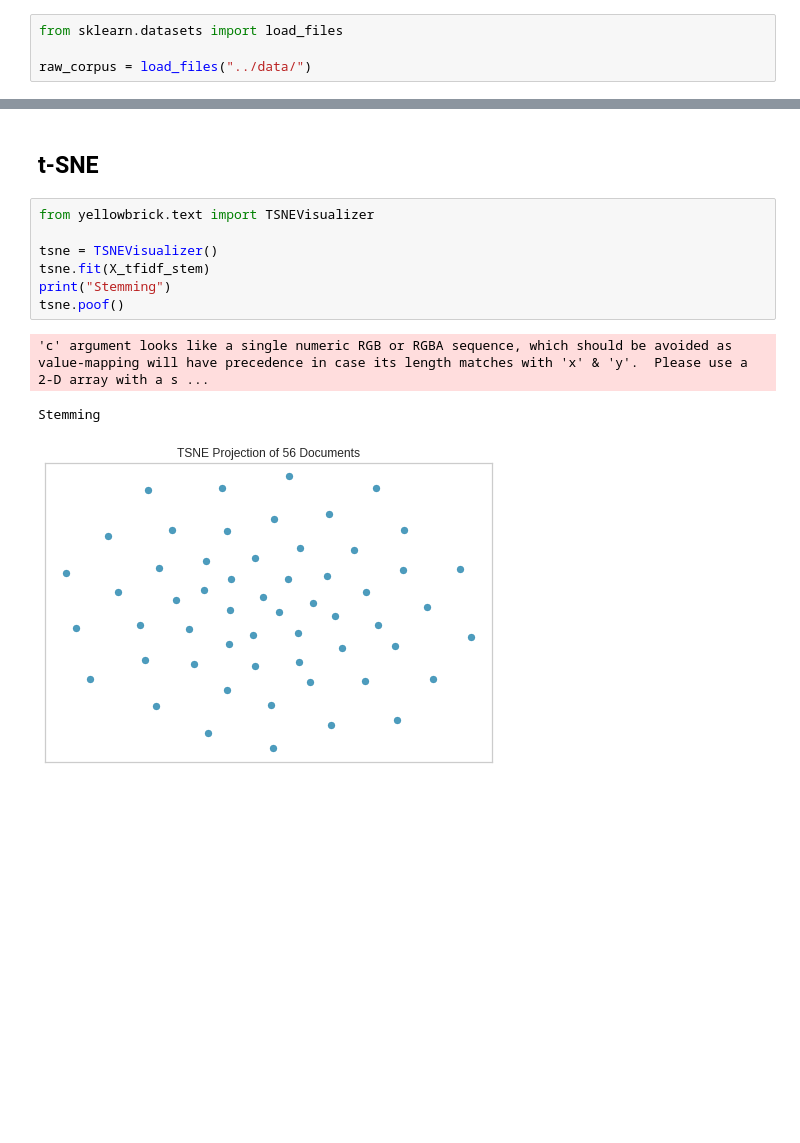
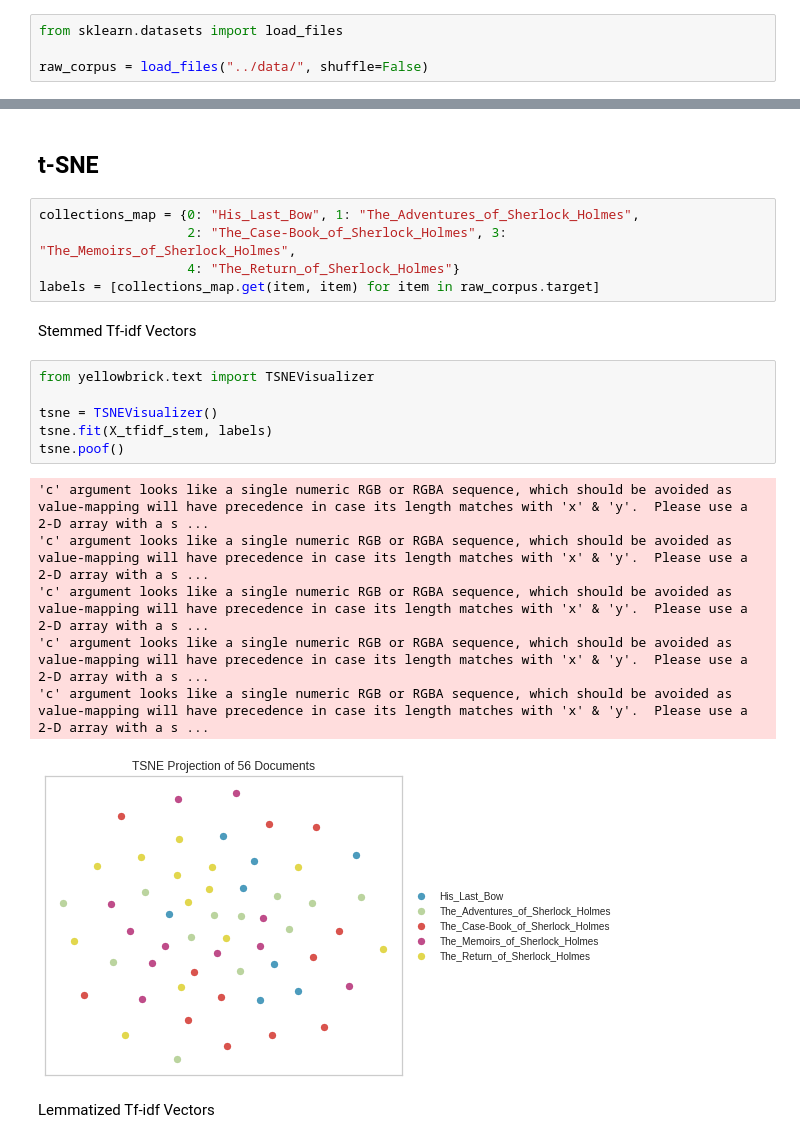
Before and after one commit to datadonK23/pyData-Projects, a Jupyter notebook: HolmesTopicModels/holmes-topic-models/notebook/1_Exploration.ipynb, the cells around one changed output, grey strips where cells are left out. Drawn from its saved outputs; the diff is of its cells as text; blank space fills up the shorter version.

Commit message:
Overwork plots

```diff
--- a/HolmesTopicModels/holmes-topic-models/notebook/1_Exploration.ipynb
+++ b/HolmesTopicModels/holmes-topic-models/notebook/1_Exploration.ipynb
@@ -11,7 +11,7 @@ import matplotlib.pyplot as plt
 # %%
 from sklearn.datasets import load_files
 
-raw_corpus = load_files("../data/")
+raw_corpus = load_files("../data/", shuffle=False)
 # %%
 doc_count = len(raw_corpus.data)
 print("Doc count:", doc_count)
@@ -220,15 +223,26 @@ p_df2.plot(loglog=True, ax=ax)
 # %% [markdown]
 ## t-SNE
+# %%
+collections_map = {0: "His_Last_Bow", 1: "The_Adventures_of_Sherlock_Holmes",
+                   2: "The_Case-Book_of_Sherlock_Holmes", 3: "The_Memoirs_of_Sherlock_Holmes",
+                   4: "The_Return_of_Sherlock_Holmes"}
+labels = [collections_map.get(item, item) for item in raw_corpus.target]
+# %% [markdown]
+Stemmed Tf-idf Vectors
 # %%
 from yellowbrick.text import TSNEVisualizer
 
 tsne = TSNEVisualizer()
-tsne.fit(X_tfidf_stem)
-print("Stemming")
+tsne.fit(X_tfidf_stem, labels)
 tsne.poof()
 # %% [output]
 'c' argument looks like a single numeric RGB or RGBA sequence, which should be avoided as value-mapping will have precedence in case its length matches with 'x' & 'y'.  Please use a 2-D array with a s ...
+'c' argument looks like a single numeric RGB or RGBA sequence, which should be avoided as value-mapping will have precedence in case its length matches with 'x' & 'y'.  Please use a 2-D array with a s ...
+'c' argument looks like a single numeric RGB or RGBA sequence, which should be avoided as value-mapping will have precedence in case its length matches with 'x' & 'y'.  Please use a 2-D array with a s ...
+'c' argument looks like a single numeric RGB or RGBA sequence, which should be avoided as value-mapping will have precedence in case its length matches with 'x' & 'y'.  Please use a 2-D array with a s ...
+'c' argument looks like a single numeric RGB or RGBA sequence, which should be avoided as value-mapping will have precedence in case its length matches with 'x' & 'y'.  Please use a 2-D array with a s ...
-Stemming
-[figure, old version]
+[figure, new version]
+# %% [markdown]
+Lemmatized Tf-idf Vectors
 # %%
 tsne = TSNEVisualizer()
```
Also changed, not shown: parts of 5 cells of this notebook, 1 other file.
